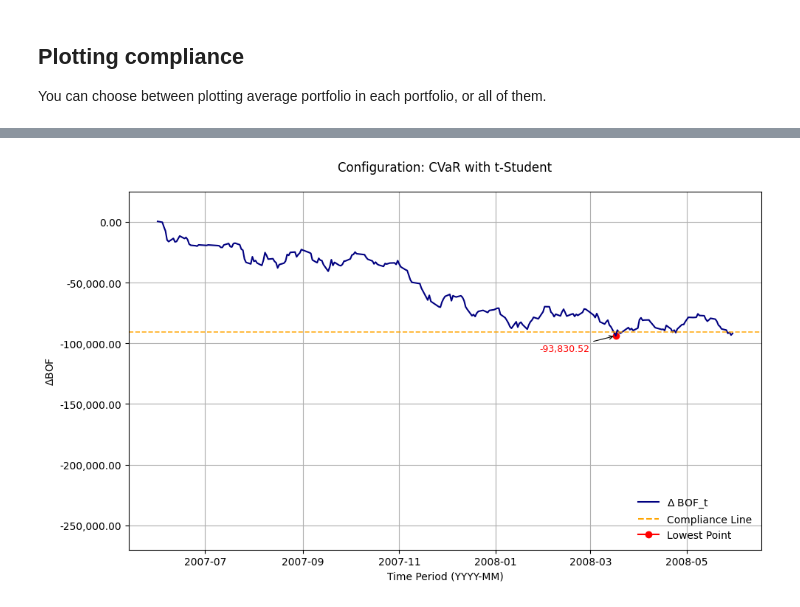
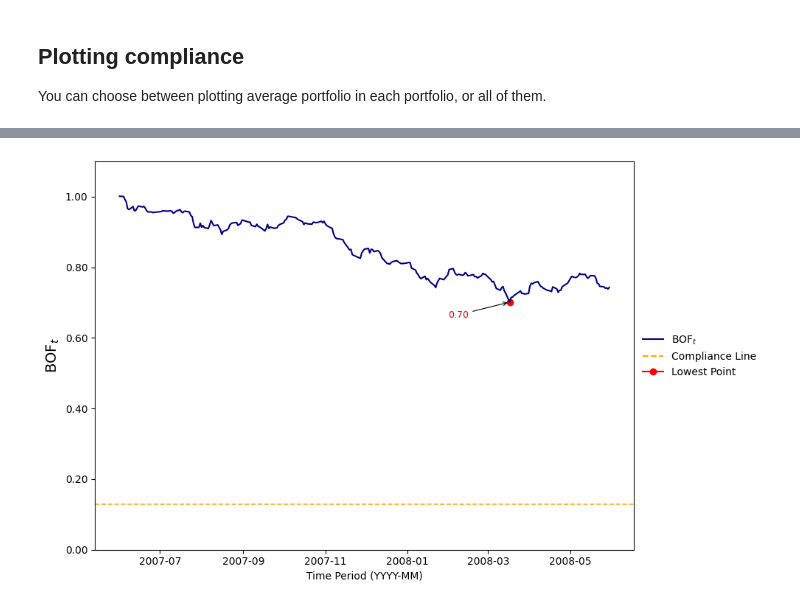
Before and after one commit to nickaskari/portfolio-opt-insurance, a Jupyter notebook: optimization/visualization/compliance_plots.ipynb, the cells around one changed output, grey strips where cells are left out. Saved outputs shown, nothing was run; the diff lists cells and outputs as text; code cells hidden in the pictures.

Commit message:
plots

```diff
--- a/optimization/visualization/compliance_plots.ipynb
+++ b/optimization/visualization/compliance_plots.ipynb
@@ -101,48 +101,41 @@ for pareto_front in pareto_fronts:
 
         weights = portfolio["weights"]
         period = portfolio["period"]
-        start_date = pd.to_datetime(period[0], format='%Y-%m-%d', errors='coerce')
-        end_date = pd.to_datetime(period[1], format='%Y-%m-%d', errors='coerce')
+        start_date = pd.to_datetime(
+            period[0], format='%Y-%m-%d', errors='coerce')
+        end_date = pd.to_datetime(
+            period[1], format='%Y-%m-%d', errors='coerce')
 
-        # Filter data for this period
-        filtered_df = df[(df.index >= str(start_date)) & (df.index <= str(end_date))]
+        filtered_df = df[(df.index >= str(start_date))
+                         & (df.index <= str(end_date))]
 
         assets_0 = 1000000
         liabilities_0 = assets_0 * frac_liabilities
 
-        # Loop over each day in the filtered period
         for current_date in filtered_df.index:
-            # Filter data up to the current date
             current_data = filtered_df.loc[:current_date]
 
-            # Calculate cumulative returns for the portfolio
             stock_returns = current_data
             eonia_returns = current_data["EONIA"]
             portfolio_returns = np.dot(stock_returns.values, weights)
             cumulative_portfolio_return = np.prod(1 + portfolio_returns) - 1
 
-            # Calculate cumulative liability growth
             cumulative_liability_growth = np.prod(1 + eonia_returns) - 1
 
-            # Calculate BOF change
-            bof_1 = ((1+ cumulative_portfolio_return) * assets_0) - ((1+cumulative_liability_growth) * liabilities_0)
+            bof_1 = ((1 + cumulative_portfolio_return) * assets_0) - \
+                ((1+cumulative_liability_growth) * liabilities_0)
 
-            # Making into percentage
-            bof_1 = bof_1
 
-            delta_bof = bof_1 - (assets_0 - liabilities_0)
+            bof_t = bof_1 / (assets_0 - liabilities_0)
 
-            # Append BOF change for each day
             bof_changes.append({
                 "time": current_date,
-                "final_bof": delta_bof,
+                "final_bof": bof_t,
                 "risk_measure": portfolio["risk_measure"]
             })
 
-        # Convert to DataFrame for easy visualization
         bof_changes_df = pd.DataFrame(bof_changes)
 
-        # Plot BOF changes over time
         plt.figure(figsize=(10, 6))
         plt.plot(
             bof_changes_df["time"],
@@ -154,7 +147,8 @@ for pareto_front in pareto_fronts:
         min_bof_value = bof_changes_df.loc[min_bof_index, "final_bof"]
         min_bof_time = bof_changes_df.loc[min_bof_index, "time"]
 
-        plt.scatter(min_bof_time, min_bof_value, color="red", label="Lowest Point")
+        plt.scatter(min_bof_time, min_bof_value,
+                    color="red", label="Lowest Point")
         plt.annotate(
             f"{min_bof_value:,.2f}",
             (min_bof_time, min_bof_value),
@@ -164,29 +158,19 @@ for pareto_front in pareto_fronts:
             fontsize=9,
             color="red",
             arrowprops=dict(facecolor='red', arrowstyle="->", lw=0.8)
-)
+        )
 
-        # Add the compliance line
-        compliance = -portfolio['SCR_risk'] #/ 1000000
+        compliance = portfolio['SCR_risk'] / (assets_0 - liabilities_0)
         print("Compliance =", compliance)
         plt.axhline(compliance, color="orange", linestyle="--", linewidth=1.2, alpha=0.9, label="Compliance Line")
+        print(f"SCR = {portfolio['SCR_risk']}")
 
-        # Set y-axis limits and format
-        #plt.ylim(50000, -400000, 50000)
-        plt.ylim(-270000, 25000)
+        plt.ylim(0, 1.1)
+        plt.gca().yaxis.set_major_formatter(
+            mticker.StrMethodFormatter('{x:,.2f}'))
 
-        plt.gca().yaxis.set_major_formatter(mticker.StrMethodFormatter('{x:,.2f}'))
-
-        # Add a styled informational box
-
-        info_text = "\n".join([f"{key}: {value}" for key, value in portfolio.items() if key not in ["weights", "expected_return", "period"]])
-        '''
-        plt.gcf().text(
-            0.8, 0.75, info_text, fontsize=10, fontfamily='serif',
-            bbox=dict(
-                facecolor='white', edgecolor='black', boxstyle='round,pad=0.5', alpha=0.8
-            )
-                )'''
+        info_text = "\n".join([f"{key}: {value}" for key, value in portfolio.items(
+        ) if key not in ["weights", "expected_return", "period"]])
 
         risk_measure_mapping = {
             "var": "VaR",
@@ -198,36 +182,37 @@ for pareto_front in pareto_fronts:
             "tstudent": "t-Student"
         }
 
-        # Populate the info dictionary with formatted values
         info = {
             "Risk Measure": risk_measure_mapping.get(portfolio["risk_measure"].lower(), portfolio["risk_measure"]),
             "Distribution": distribution_mapping.get(portfolio["distribution"].lower(), portfolio["distribution"])
         }
 
-        info_legend_text = "\n".join([f"{key}: {value}" for key, value in info.items()])
-
+        info_legend_text = "\n".join(
+            [f"{key}: {value}" for key, value in info.items()])
 
         plt.legend(
-        handles=[
-            plt.Line2D([], [], color='navy', label=r"$\Delta$ BOF_t"),
-            plt.Line2D([], [], color='orange', linestyle="--", label="Compliance Line"),
-            plt.Line2D([], [], color='red', marker='o', label="Lowest Point")
-        ],
-        loc='lower right', frameon=False, fontsize=10
+            handles=[
+                plt.Line2D([], [], color='navy', label=r"$\text{BOF}_t$"),
+                plt.Line2D([], [], color='orange', linestyle="--",
+                           label="Compliance Line"),
+                plt.Line2D([], [], color='red', marker='o',
+                           label="Lowest Point")
+            ],
+            loc='center left',
+            bbox_to_anchor=(1, 0.5),
+            frameon=False,
+            fontsize=10
         )
 
         title_text = f"Configuration: {info['Risk Measure']} with {info['Distribution']}"
 
-        # Set the title
-        plt.title(title_text, pad=20)
+
         plt.xlabel("Time Period (YYYY-MM)")
-        plt.ylabel(r"$\Delta$BOF")
+        plt.ylabel(r"$\text{BOF}_t$", size=14)
+        #plt.title(title_text, size=14)
+        print(title_text)
 
-        # Move legend inside the plot
-        #plt.legend(loc='lower right', frameon=False)
-
-        # Ensure layout fits well
-        plt.grid(True)
+        plt.grid(False)
         plt.tight_layout()
         plt.show()
 # %% [output]
@@ -248,2 +243,2 @@ Compliance = -90921.23590904646
-[figure, old version]
+[figure, new version]
 --------------NEW PARETO FRONT--------------
```
Also changed, not shown: parts of 3 cells of this notebook, 4 other files.
